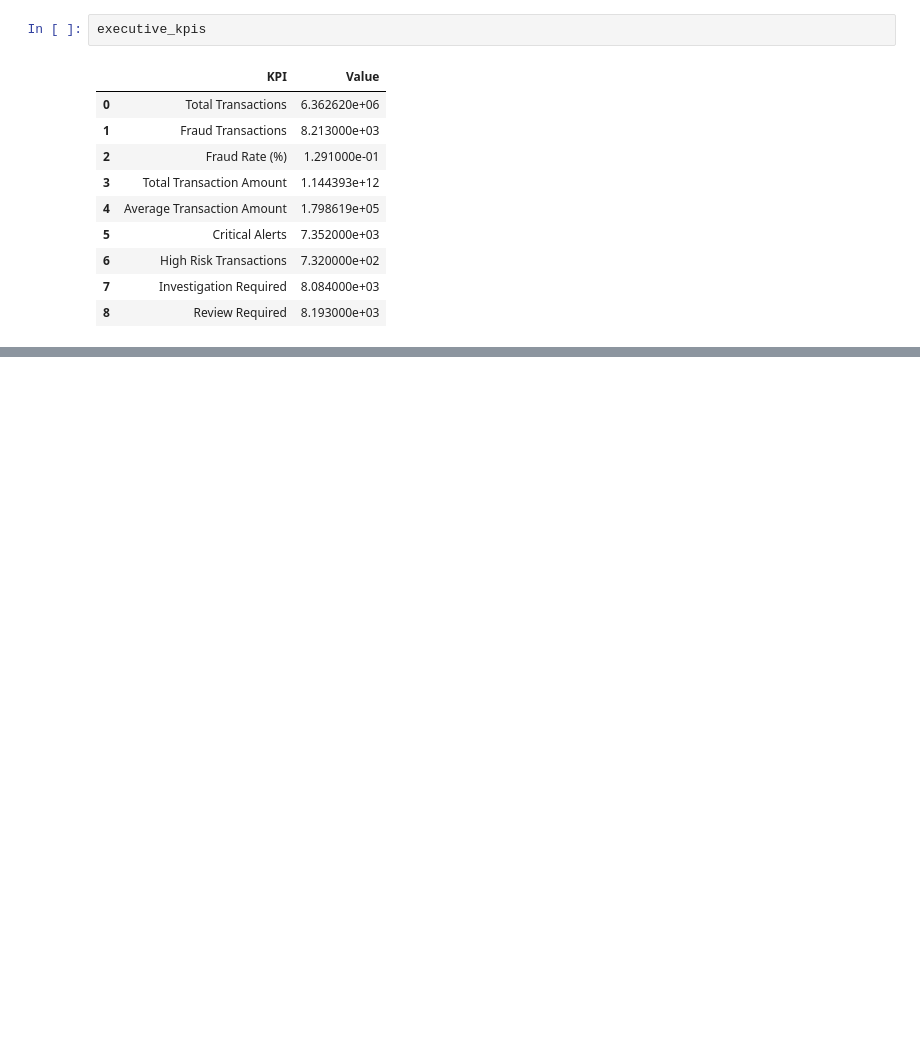
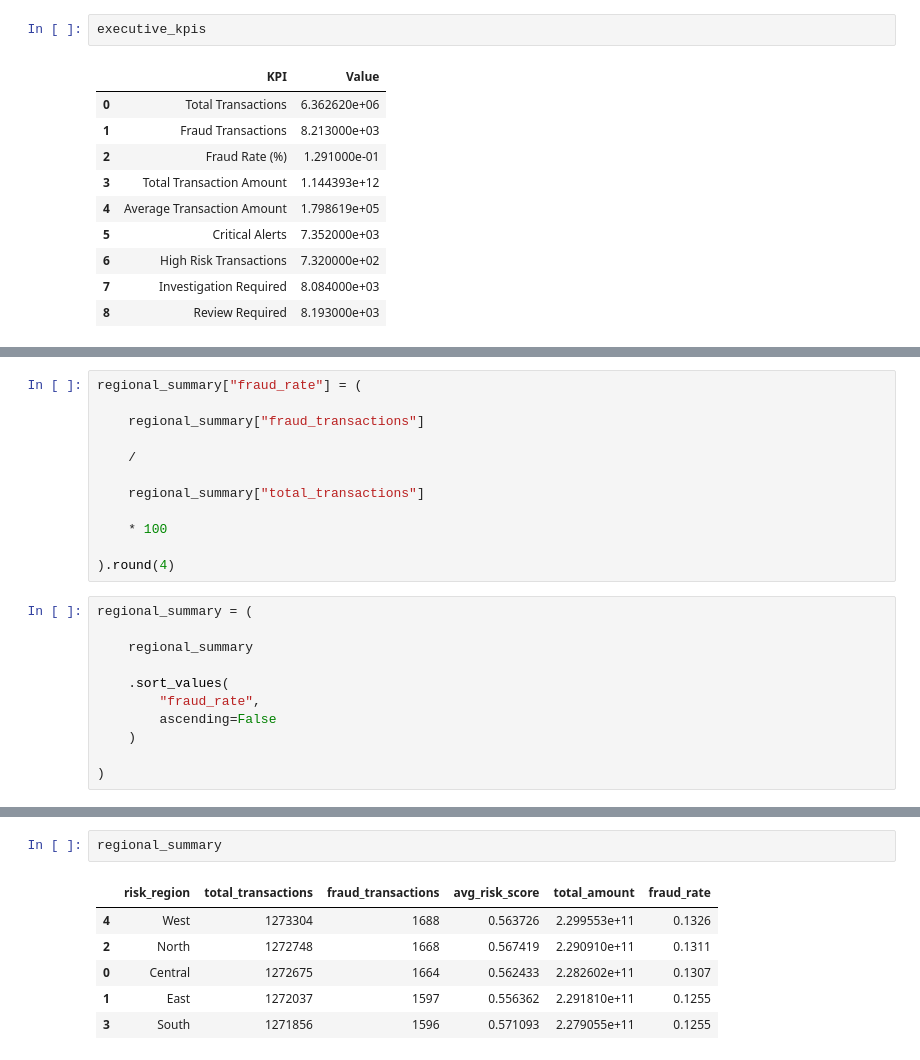
Before and after one commit to sagarmehra69/AI-Powered-Financial-Fraud-Detection-Risk-Analytics-System, a Jupyter notebook: notebooks/06_powerbi_dataset.ipynb, the cells around one changed output, grey strips where cells are left out. Saved outputs shown, nothing was run; the diff lists cells and outputs as text; blank space fills up the shorter version.

```diff
--- a/notebooks/06_powerbi_dataset.ipynb
+++ b/notebooks/06_powerbi_dataset.ipynb
@@ -146,0 +402,23 @@ executive_kpis
+# %%
+regional_summary["fraud_rate"] = (
+
+    regional_summary["fraud_transactions"]
+
+    /
+
+    regional_summary["total_transactions"]
+
+    * 100
+
+).round(4)
+# %%
+regional_summary = (
+
+    regional_summary
+
+    .sort_values(
+        "fraud_rate",
+        ascending=False
+    )
+
+)
@@ -146,0 +434,9 @@ executive_kpis
+# %%
+regional_summary
+# %% [output]
+|  | risk_region | total_transactions | fraud_transactions | avg_risk_score | total_amount | fraud_rate |
+| 4 | West | 1273304 | 1688 | 0.563726 | 2.299553e+11 | 0.1326 |
+| 2 | North | 1272748 | 1668 | 0.567419 | 2.290910e+11 | 0.1311 |
+| 0 | Central | 1272675 | 1664 | 0.562433 | 2.282602e+11 | 0.1307 |
+| 1 | East | 1272037 | 1597 | 0.556362 | 2.291810e+11 | 0.1255 |
+| 3 | South | 1271856 | 1596 | 0.571093 | 2.279055e+11 | 0.1255 |
```
Also changed, not shown: parts of 29 cells of this notebook, 4 other files.
